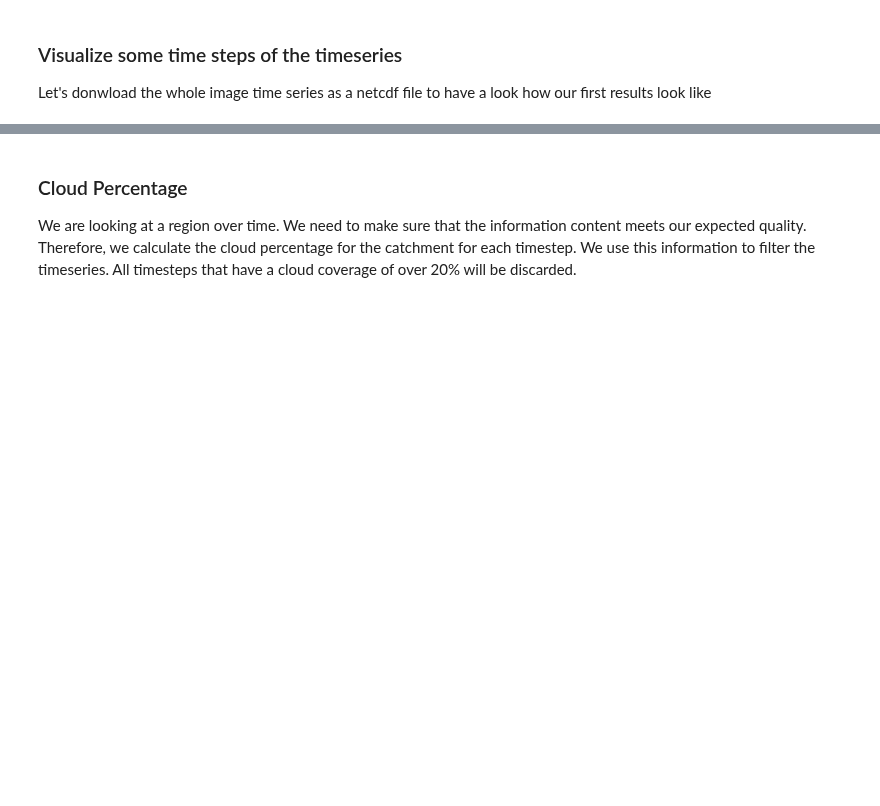
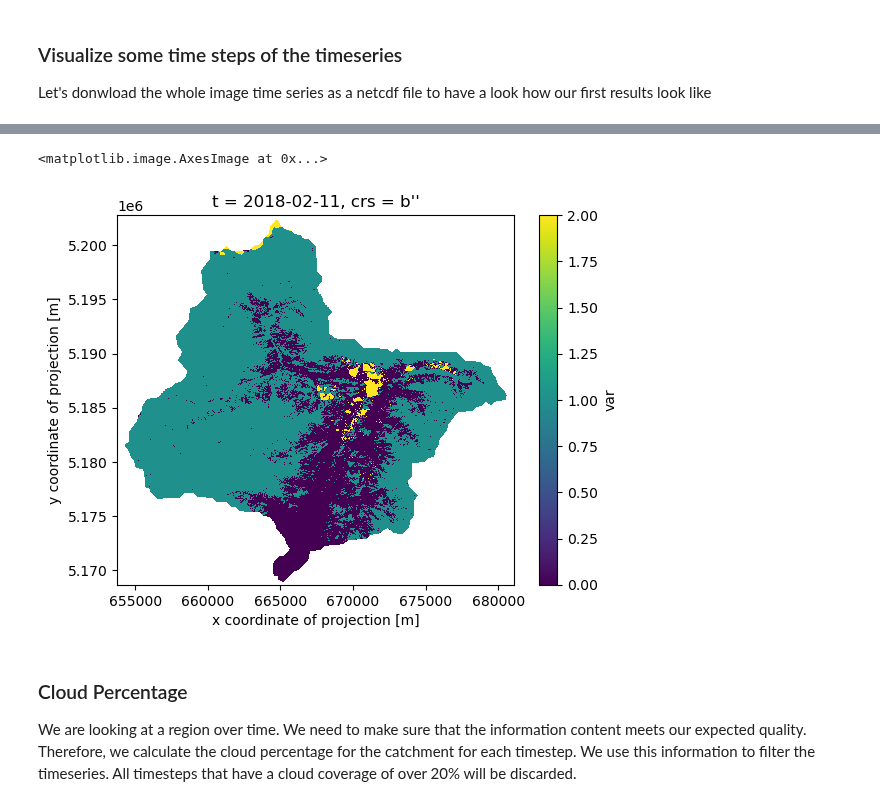
Before and after one commit to EO-College/cubes-and-clouds, a Jupyter notebook: lectures/3.1_data_processing/exercises/31_data_processing_cdse.ipynb, the cells around one changed output, grey strips where cells are left out. Cells and saved outputs as stored; diff of their text form; code cells hidden in the pictures; blank space fills up the shorter version.

```diff
--- a/lectures/3.1_data_processing/exercises/31_data_processing_cdse.ipynb
+++ b/lectures/3.1_data_processing/exercises/31_data_processing_cdse.ipynb
@@ -247,3 +206,8 @@ ModuleNotFoundError: No module named 'rioxarray'
+# %%
+xr.open_dataarray('data/snowmap_cloudfree_1d.nc',decode_coords="all")[0].plot.imshow()
+# %% [output]
+<matplotlib.image.AxesImage at 0x...>
+[figure, added]
 # %% [markdown]
 ### Cloud Percentage
 We are looking at a region over time. We need to make sure that the information content meets our expected quality. Therefore, we calculate the cloud percentage for the catchment for each timestep. We use this information to filter the timeseries. All timesteps that have a cloud coverage of over 20% will be discarded.
```
Also changed, not shown: parts of 26 cells of this notebook.
